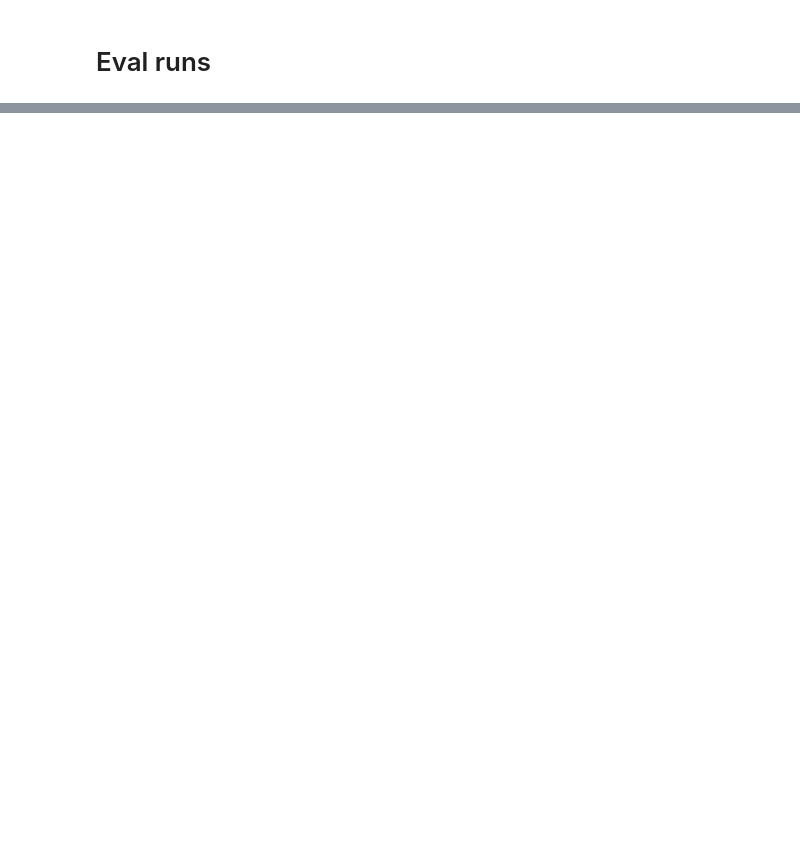
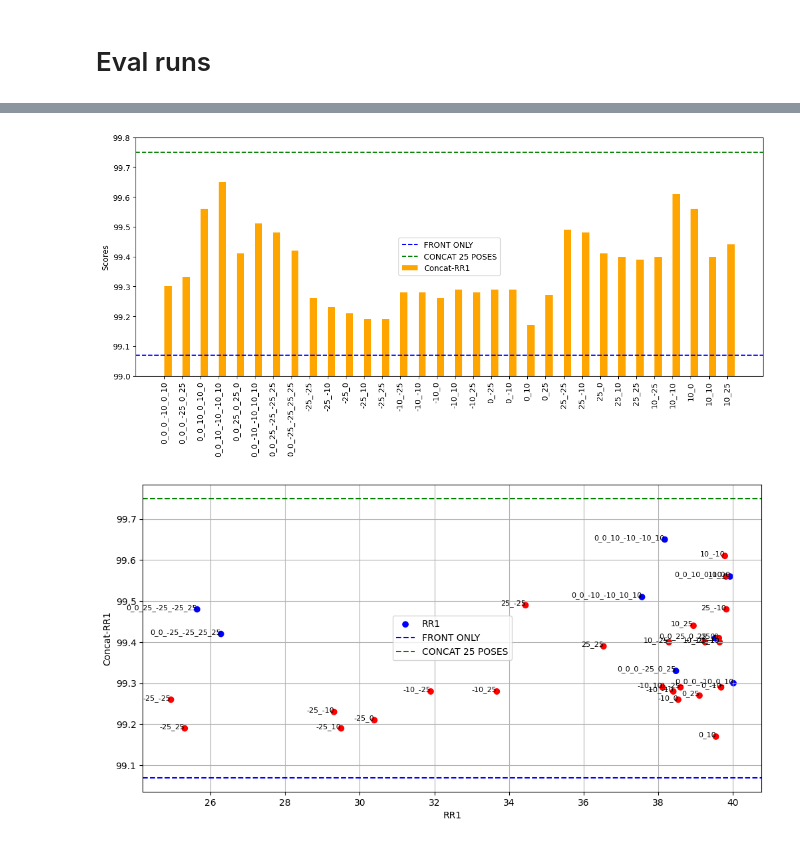
Before and after one commit to EduardBartolovic/HM_IDENT_3DFR, a Jupyter notebook: src/notebooks/AnalysePerspectives.ipynb, the cells around one changed output, grey strips where cells are left out. Saved outputs shown, nothing was run; the diff lists cells and outputs as text; code cells hidden in the pictures; blank space fills up the shorter version.

Commit message:
perspective analysis notebook

```diff
--- a/src/notebooks/AnalysePerspectives.ipynb
+++ b/src/notebooks/AnalysePerspectives.ipynb
@@ -10,8 +10,7 @@ import re
 
 pd.set_option('display.max_columns', None)
 # %%
-
-def process_and_plot(file_path, ylim, front_rr1, full_concat_rr1):
+def process_and_plot(file_path, ylim, front_rr1, full_concat_rr1, with_pos=True):
     # Read the file
     with open(file_path, 'r') as file:
         data = file.readlines()
@@ -37,30 +36,29 @@ def process_and_plot(file_path, ylim, front_rr1, full_concat_rr1):
             concat_rr1 = float(concat_rr1_match.group(1))
             results.append((current_experiment[12:], rr1, concat_rr1))
 
-    #results.append(("0_0", front_rr1, front_rr1))
-
     experiments = [r[0] for r in results]
     rr1_values = [r[1] for r in results]
     concat_rr1_values = [r[2] for r in results]
 
-    # Extract x, y coordinates from experiment names
-    x_coords = []
-    y_coords = []
-    for exp in experiments:
-        x, y = map(int, exp.split('_'))
-        x_coords.append(x)
-        y_coords.append(y)
+    if with_pos:
+        # Extract x, y coordinates from experiment names
+        x_coords = []
+        y_coords = []
+        for exp in experiments:
+            x, y = map(int, exp.split('_'))
+            x_coords.append(x)
+            y_coords.append(y)
 
-    fig, ax = plt.subplots(figsize=(8, 6))
-    sc = ax.scatter(x_coords, y_coords, c=concat_rr1_values, cmap='viridis', edgecolor='black', s=100)
-    plt.colorbar(sc, label='Concat-RR1 Accuracy')
-    ax.set_xlabel('X Coordinate')
-    ax.set_ylabel('Y Coordinate')
-    ax.set_title('Accuracy Distribution Based on Position')
-    for i, txt in enumerate(concat_rr1_values):
-        ax.text(x_coords[i], y_coords[i]+1.5, f'{txt:.2f}%', fontsize=8, ha='center', va='center', color='black')
-    plt.grid(True)
-    plt.show()
+        fig, ax = plt.subplots(figsize=(8, 6))
+        sc = ax.scatter(x_coords, y_coords, c=concat_rr1_values, cmap='viridis', edgecolor='black', s=100)
+        plt.colorbar(sc, label='Concat-RR1 Accuracy')
+        ax.set_xlabel('X Coordinate')
+        ax.set_ylabel('Y Coordinate')
+        ax.set_title('Accuracy Distribution Based on Position')
+        for i, txt in enumerate(concat_rr1_values):
+            ax.text(x_coords[i], y_coords[i]+1.5, f'{txt:.2f}%', fontsize=8, ha='center', va='center', color='black')
+        plt.grid(True)
+        plt.show()
 
     x = np.arange(len(experiments))
     width = 0.4
@@ -80,7 +78,8 @@ def process_and_plot(file_path, ylim, front_rr1, full_concat_rr1):
     plt.show()
 
     fig, ax = plt.subplots(figsize=(12, 6))
-    ax.scatter(rr1_values, concat_rr1_values, color='red', label='RR1 vs Concat-RR1')
+    colors = ['blue' if len(exp) > 11 else 'red' for exp in experiments]
+    ax.scatter(rr1_values, concat_rr1_values, color=colors, label='RR1')
     ax.axhline(y=front_rr1, color='blue', linestyle='--', label='FRONT ONLY')
     ax.axhline(y=full_concat_rr1, color='green', linestyle='--', label='CONCAT 25 POSES')
 
@@ -108,0 +108,5 @@ process_and_plot('F:\\Face\\HM_IDENT_3DFR\\src\\notebooks\\perspectives_asia.txt
+# %%
+process_and_plot('F:\\Face\\HM_IDENT_3DFR\\src\\notebooks\\perspectives_ms1m_3.txt', ylim=(99, 99.8), front_rr1=99.07, full_concat_rr1=99.75, with_pos=False)
+# %% [output]
+[figure, added]
+[figure, added]
```
Also changed, not shown: parts of 3 cells of this notebook.
